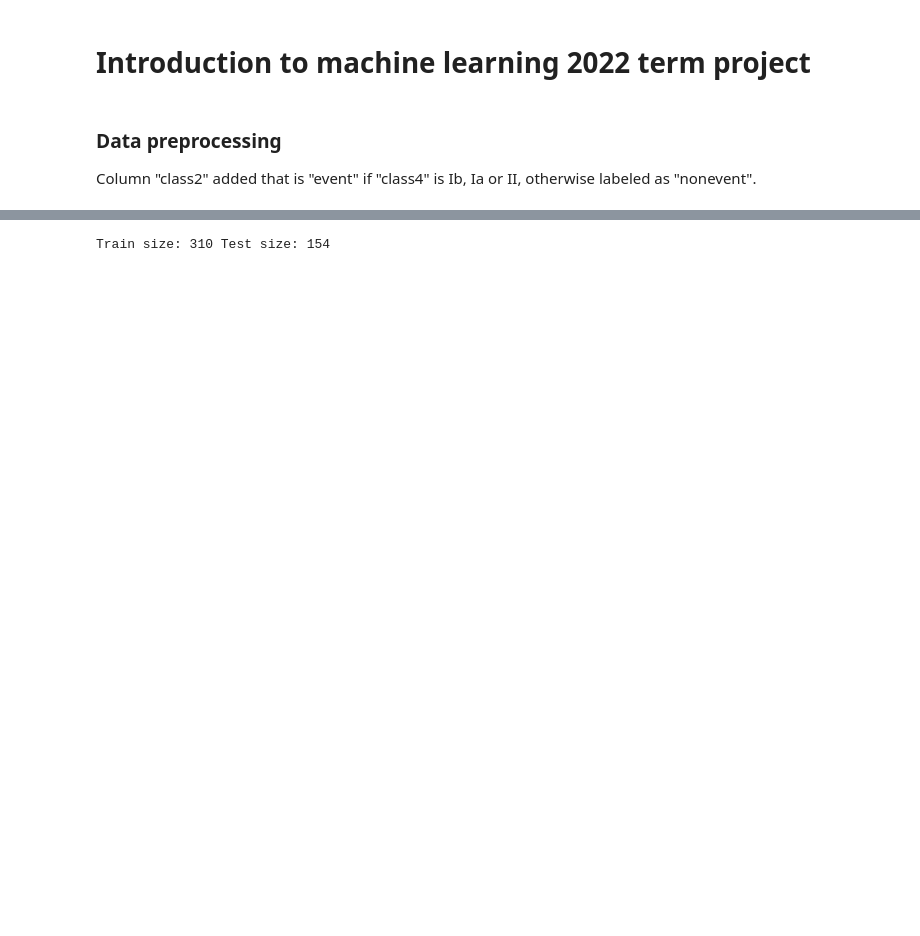
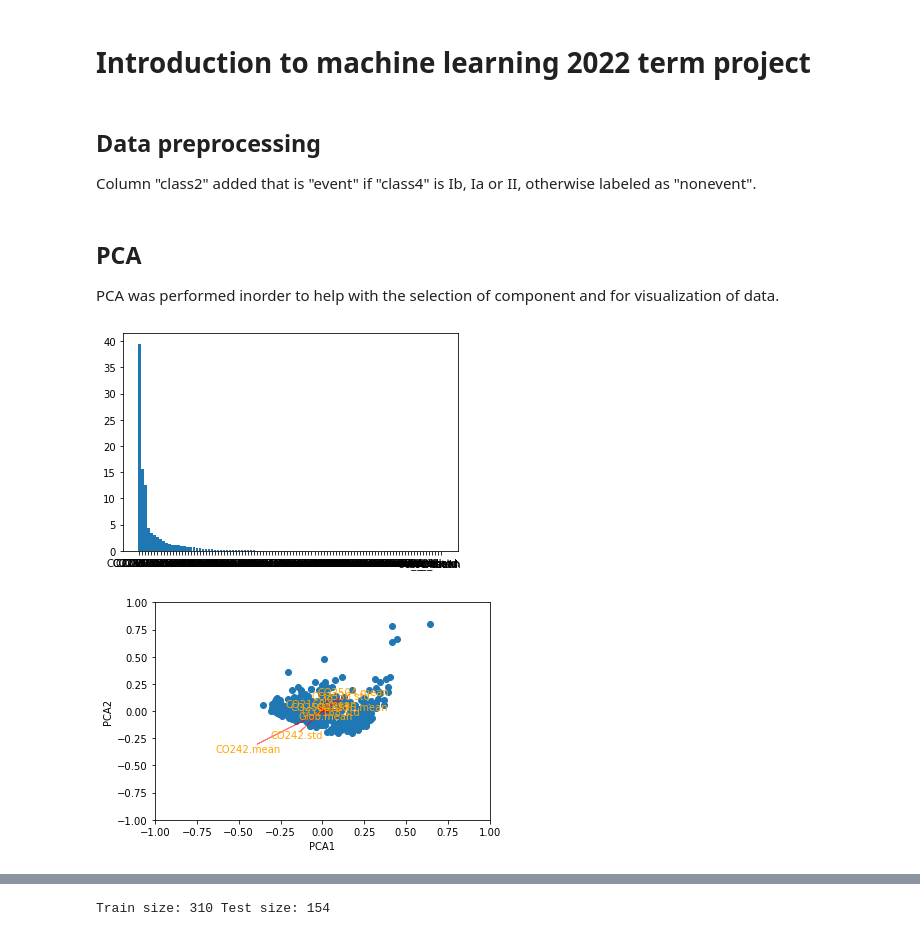
Before and after one commit to fellmana/introduction-to-machine-learning-2022-term-project, a Jupyter notebook: ML2022_term_project.ipynb, the cells around one changed output, grey strips where cells are left out. Cells and saved outputs as stored; diff of their text form; code cells hidden in the pictures; blank space fills up the shorter version.

```diff
--- a/ML2022_term_project.ipynb
+++ b/ML2022_term_project.ipynb
@@ -29,7 +29,64 @@ test = pd.read_csv("npf_test_hidden.csv")
 # %% [markdown]
-### Data preprocessing
+## Data preprocessing
 
 Column "class2" added that is "event" if "class4" is Ib, Ia or II, otherwise labeled as "nonevent".
 # %%
 class2 = np.array(["nonevent", "event"])
 npf["class2"] = class2[(npf["class4"]!="nonevent").astype(int)]
+# %% [markdown]
+## PCA
+PCA was performed inorder to help with the selection of component and for visualization of data.
+# %%
+# Visualiserar features, använder PCA för att välja mest passande komponenterna.
+
+from sklearn.decomposition import PCA
+from sklearn import preprocessing
+import matplotlib.pyplot as plt
+from sklearn import preprocessing
+
+npf_dropped = npf.drop(["date", "class4", "class2", "partlybad"], axis =1)
+scaled = preprocessing.scale(npf_dropped)
+
+pca = PCA()
+pca.fit(scaled)
+pca_data = pca.transform(scaled)
+
+# Räknar hur många procent varje component påverkar modellen.
+per_var = np.round(pca.explained_variance_ratio_*100, decimals = 1)
+#labels = ["PC" + str (x) for x in range(1, len(per_var)+1)]
+labels=npf_dropped.columns
+
+# Gör ett histogram som avslöjar vilka features är viktigast
+
+plt.bar(x=range(1, len(per_var)+1), height = per_var, tick_label = labels)
+plt.xlabel = "Principal component"
+plt.ylabel = "Percentage of explanation variable"
+plt.title = "Importance of principal components (%)"
+
+# Gör en biplot plot
+pca_df = pd.DataFrame(pca_data, columns = labels)
+
+# på "score" parametern välj de kolumner du vill jämföra, "coeff" ger riktningen för maximala varianserna i datan,
+# "labels" ger namnet på pca:n. Funkar dock enbart om man tar alla komponenter börjandes från första.
+def biplot(score, coeff, labels = None):
+    x_axis = score[:,0]
+    y_axis = score[:,1]
+    n = coeff.shape[0]
+    scalex = 1.0/(x_axis.max() - x_axis.min())
+    scaley = 1.0/(y_axis.max() - y_axis.min())
+    fig, ax = plt.subplots()
+
+    ax.scatter(x_axis*scalex, y_axis*scaley)
+
+    for i in range(n):
+        ax.arrow(0, 0, coeff[i,0], coeff[i,1], color = 'r', alpha = 0.5)
+        ax.text(coeff[i,0]*1.15, coeff[i,1]*1.15, labels[i], color = 'orange', ha = 'center', va = 'center')
+        ax.set_xlim(-1,1)
+        ax.set_ylim(-1,1)
+        ax.set_xlabel("PCA1")
+        ax.set_ylabel("PCA2")
+
+biplot(pca_data[:,0:10], pca.components_[0:10, :], labels = labels)
+# %% [output]
+[figure, added]
+[figure, added]
```
Also changed, not shown: parts of 15 cells of this notebook.
